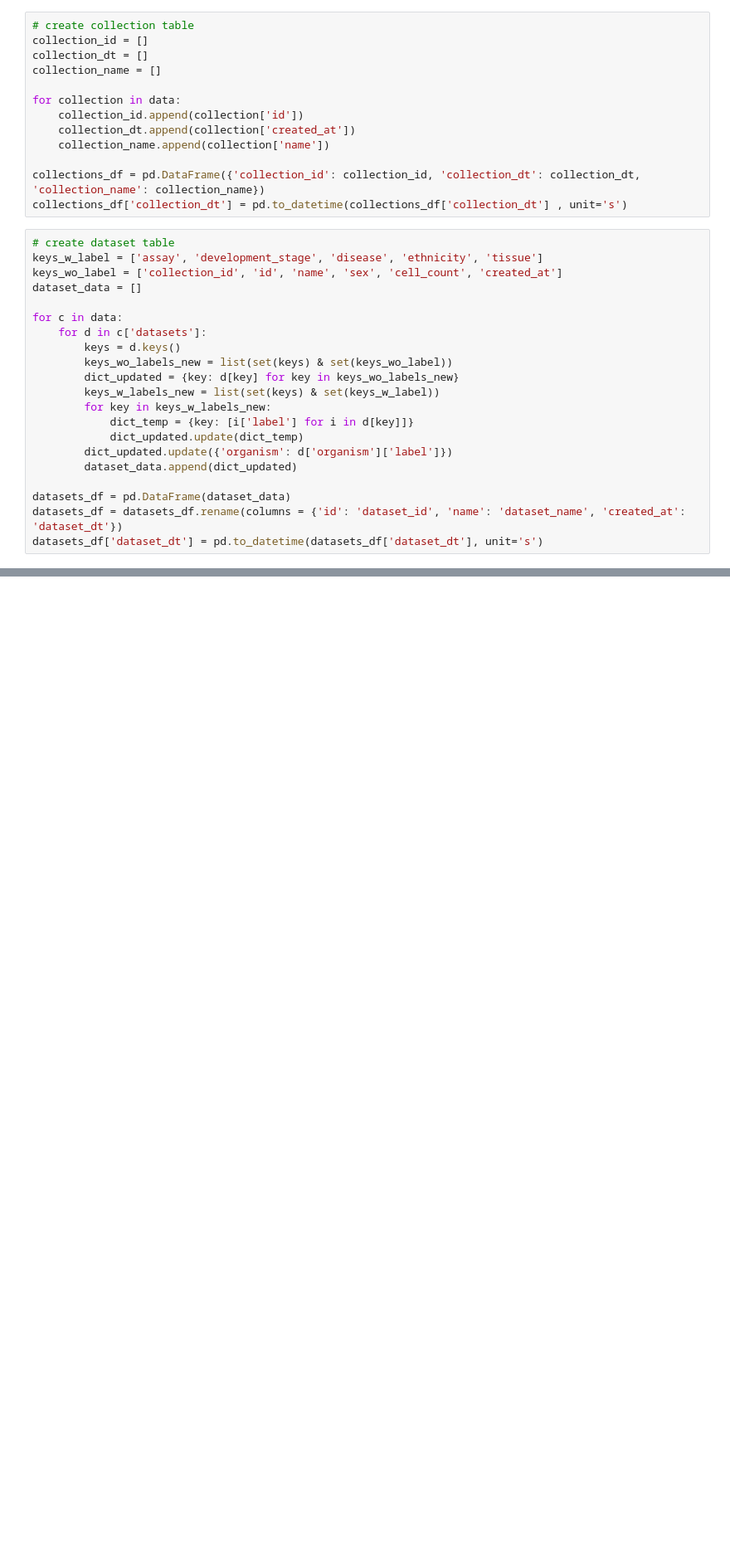
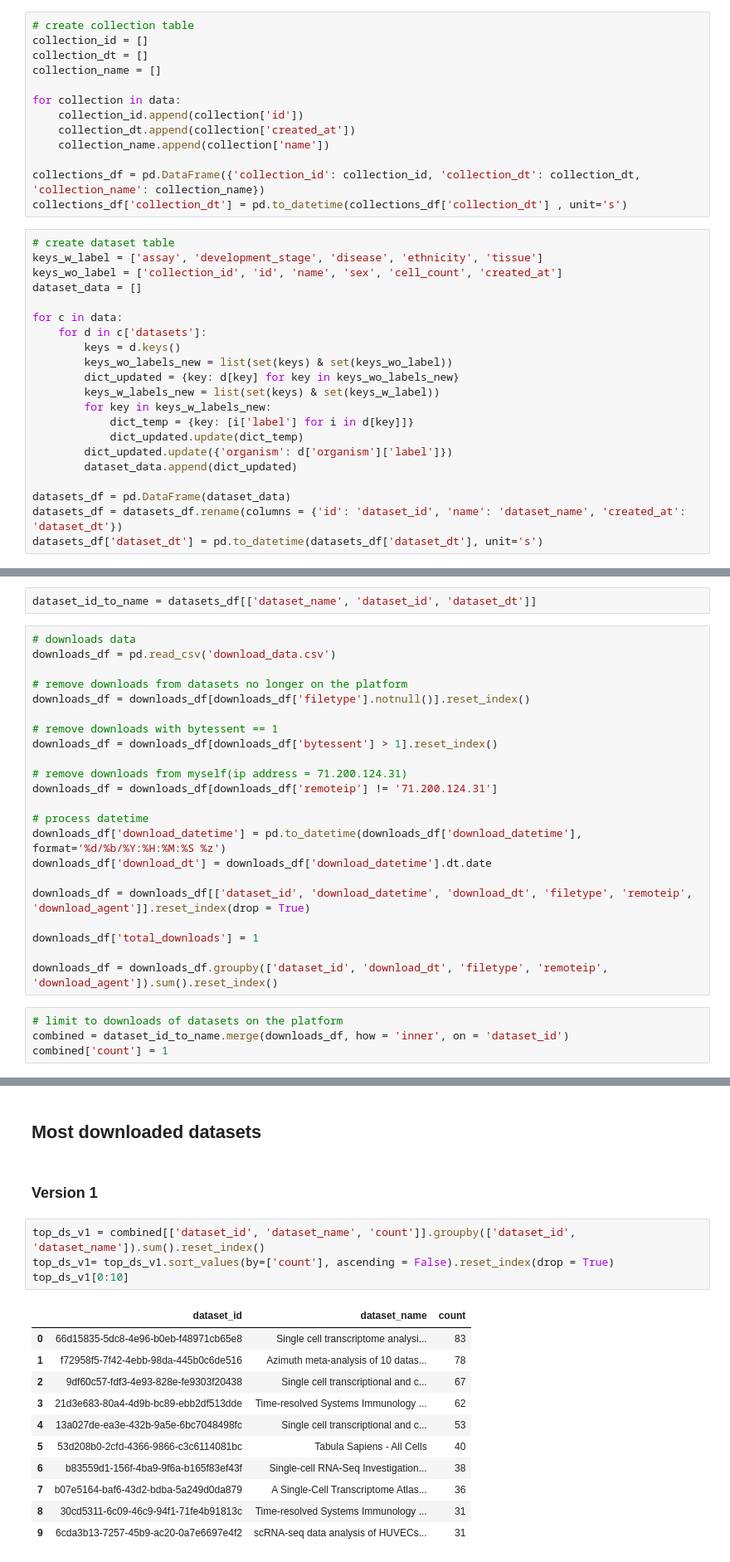
Before and after one commit to rcannood/single-cell-curation, a Jupyter notebook: metrics/single_cell_download_metrics.ipynb, the cells around one changed output, grey strips where cells are left out. Shown at 83% size. Drawn from its saved outputs; the diff is of its cells as text; blank space fills up the shorter version.

Commit message:
Add new tables and charts

```diff
--- a/metrics/single_cell_download_metrics.ipynb
+++ b/metrics/single_cell_download_metrics.ipynb
@@ -51,0 +50,28 @@ datasets_df['dataset_dt'] = pd.to_datetime(datasets_df['dataset_dt'], unit='s')
+# %%
+dataset_id_to_name = datasets_df[['dataset_name', 'dataset_id', 'dataset_dt']]
+# %%
+# downloads data
+downloads_df = pd.read_csv('download_data.csv')
+
+# remove downloads from datasets no longer on the platform
+downloads_df = downloads_df[downloads_df['filetype'].notnull()].reset_index()
+
+# remove downloads with bytessent == 1
+downloads_df = downloads_df[downloads_df['bytessent'] > 1].reset_index()
+
+# remove downloads from myself(ip address = 71.200.124.31)
+downloads_df = downloads_df[downloads_df['remoteip'] != '71.200.124.31']
+
+# process datetime
+downloads_df['download_datetime'] = pd.to_datetime(downloads_df['download_datetime'], format='%d/%b/%Y:%H:%M:%S %z')
+downloads_df['download_dt'] = downloads_df['download_datetime'].dt.date
+
+downloads_df = downloads_df[['dataset_id', 'download_datetime', 'download_dt', 'filetype', 'remoteip', 'download_agent']].reset_index(drop = True)
+
+downloads_df['total_downloads'] = 1
+
+downloads_df = downloads_df.groupby(['dataset_id', 'download_dt', 'filetype', 'remoteip', 'download_agent']).sum().reset_index()
+# %%
+# limit to downloads of datasets on the platform
+combined = dataset_id_to_name.merge(downloads_df, how = 'inner', on = 'dataset_id')
+combined['count'] = 1
@@ -51,0 +126,20 @@ datasets_df['dataset_dt'] = pd.to_datetime(datasets_df['dataset_dt'], unit='s')
+# %% [markdown]
+## Most downloaded datasets
+# %% [markdown]
+### Version 1
+# %%
+top_ds_v1 = combined[['dataset_id', 'dataset_name', 'count']].groupby(['dataset_id', 'dataset_name']).sum().reset_index()
+top_ds_v1= top_ds_v1.sort_values(by=['count'], ascending = False).reset_index(drop = True)
+top_ds_v1[0:10]
+# %% [output]
+|  | dataset_id | dataset_name | count |
+| 0 | 66d15835-5dc8-4e96-b0eb-f48971cb65e8 | Single cell transcriptome analysi... | 83 |
+| 1 | f72958f5-7f42-4ebb-98da-445b0c6de516 | Azimuth meta-analysis of 10 datas... | 78 |
+| 2 | 9df60c57-fdf3-4e93-828e-fe9303f20438 | Single cell transcriptional and c... | 67 |
+| 3 | 21d3e683-80a4-4d9b-bc89-ebb2df513dde | Time-resolved Systems Immunology ... | 62 |
+| 4 | 13a027de-ea3e-432b-9a5e-6bc7048498fc | Single cell transcriptional and c... | 53 |
+| 5 | 53d208b0-2cfd-4366-9866-c3c6114081bc | Tabula Sapiens - All Cells | 40 |
+| 6 | b83559d1-156f-4ba9-9f6a-b165f83ef43f | Single-cell RNA-Seq Investigation... | 38 |
+| 7 | b07e5164-baf6-43d2-bdba-5a249d0da879 | A Single-Cell Transcriptome Atlas... | 36 |
+| 8 | 30cd5311-6c09-46c9-94f1-71fe4b91813c | Time-resolved Systems Immunology ... | 31 |
+| 9 | 6cda3b13-7257-45b9-ac20-0a7e6697e4f2 | scRNA-seq data analysis of HUVECs... | 31 |
```
Also changed, not shown: parts of 18 cells of this notebook, 1 other file.
